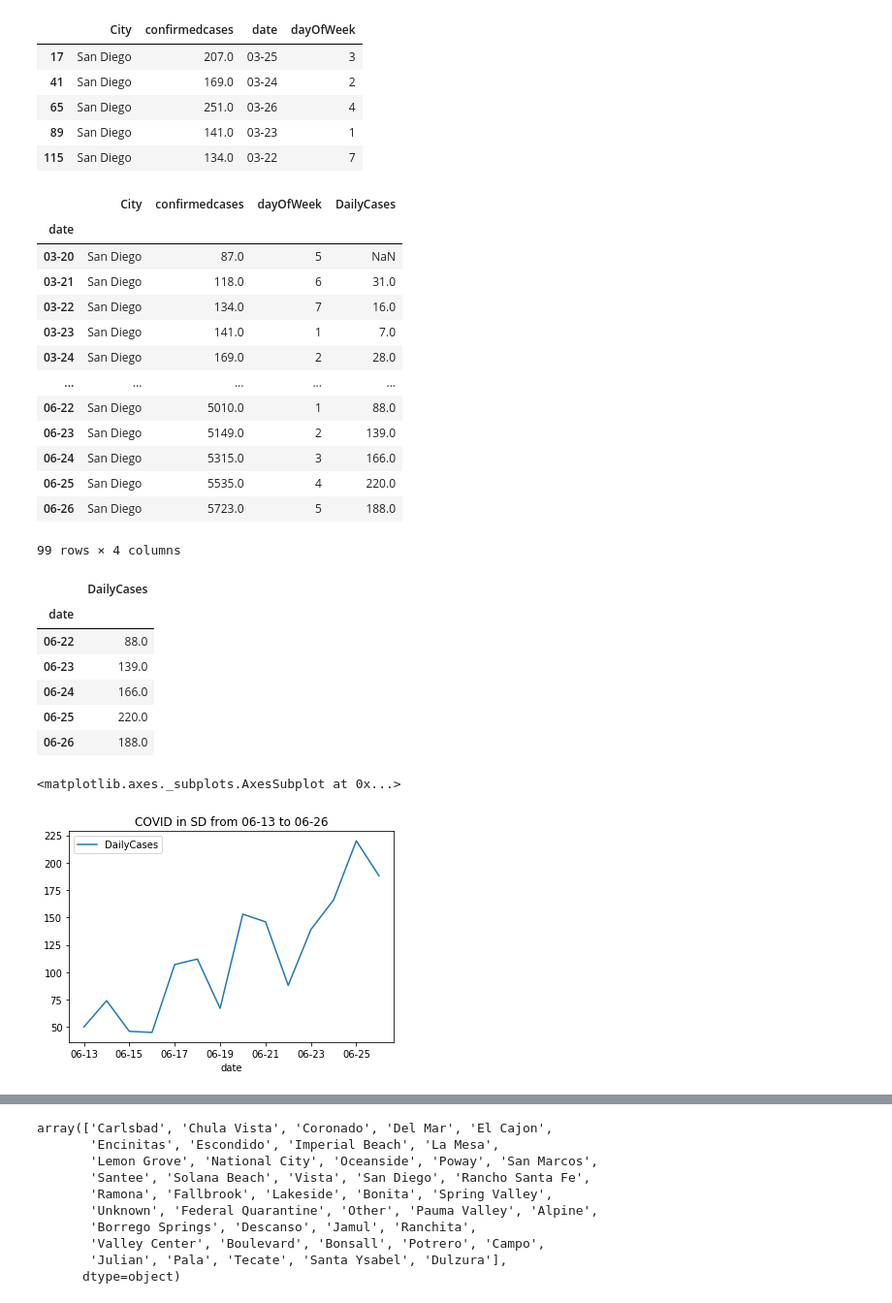
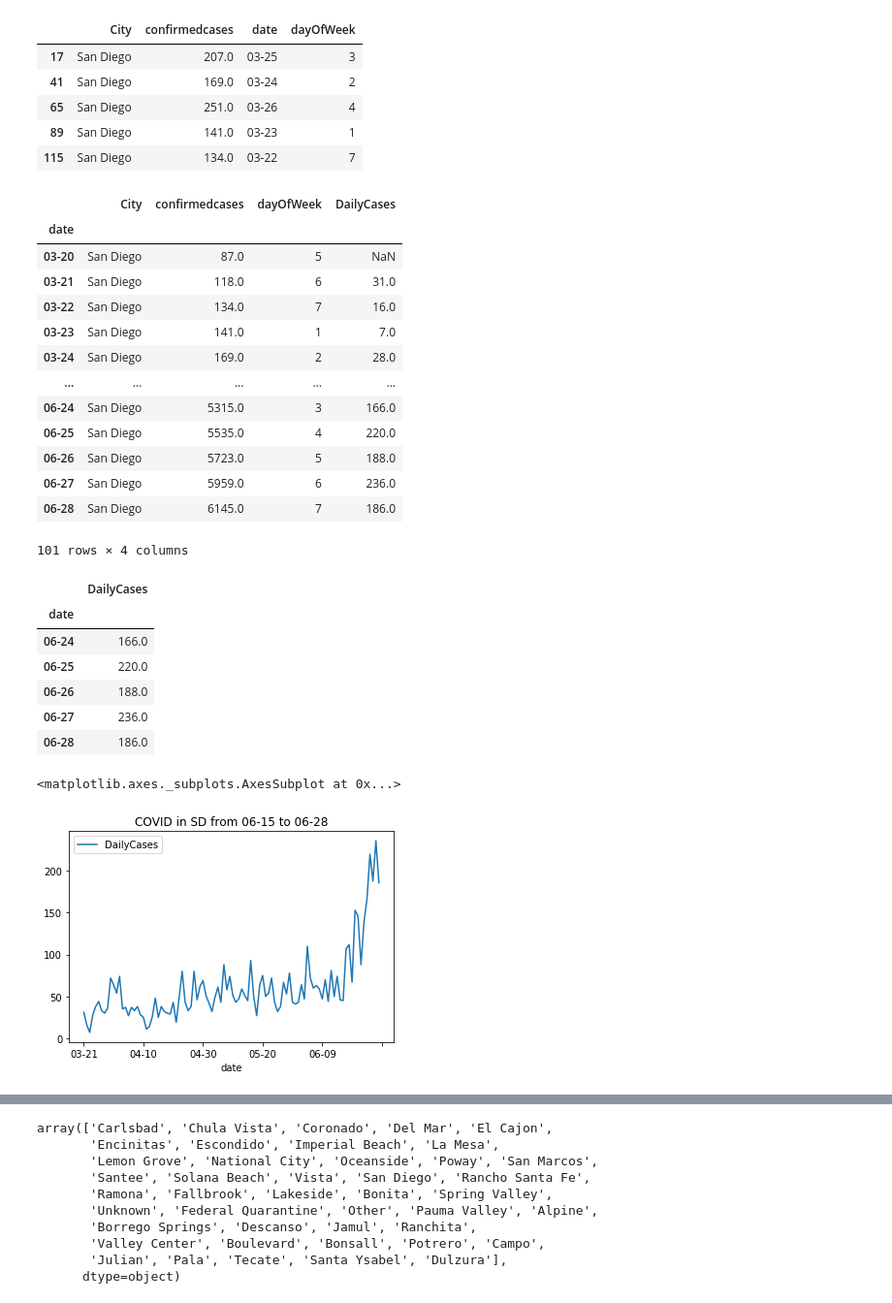
Before and after one commit to waychang626/Summer-2020-Projects-, a Jupyter notebook: COVID19-Project/COVID_SD.ipynb, the cells around one changed output, grey strips where cells are left out. Shown: that part at 97% size. Saved outputs shown, nothing was run; the diff lists cells and outputs as text; code cells hidden in the pictures.

```diff
--- a/COVID19-Project/COVID_SD.ipynb
+++ b/COVID19-Project/COVID_SD.ipynb
@@ -6,7 +7,7 @@ import matplotlib.pyplot as plt
 # %%
-df_covid = pd.read_csv('COVID-19_Statistics_by_Jurisdiction.csv')
+df_covid = pd.read_csv('Datasets/COVID-19_Statistics_by_Jurisdiction.csv')
 ## https://sdgis-sandag.opendata.arcgis.com/datasets/covid-19-statistics-by-jurisdiction?geometry=-120.348%2C32.566%2C-115.965%2C33.372
-df_population = pd.read_csv('co-est2019-alldata.csv', encoding='latin-1')
+df_population = pd.read_csv('Datasets/co-est2019-alldata.csv', encoding='latin-1')
 # %% [markdown]
 ## Data Cleaning
 # %%
@@ -157,29 +158,29 @@ df_sd.set_index('date')
 | 03-23 | San Diego | 141.0 | 1 | 7.0 |
 | 03-24 | San Diego | 169.0 | 2 | 28.0 |
 | ... | ... | ... | ... | ... |
-| 06-22 | San Diego | 5010.0 | 1 | 88.0 |
-| 06-23 | San Diego | 5149.0 | 2 | 139.0 |
 | 06-24 | San Diego | 5315.0 | 3 | 166.0 |
 | 06-25 | San Diego | 5535.0 | 4 | 220.0 |
 | 06-26 | San Diego | 5723.0 | 5 | 188.0 |
+| 06-27 | San Diego | 5959.0 | 6 | 236.0 |
+| 06-28 | San Diego | 6145.0 | 7 | 186.0 |
-99 rows × 4 columns
+101 rows × 4 columns
 # %%
 sd_pv = df_sd.pivot_table(index = 'date', values = 'DailyCases')
 sd_pv.tail()
 # %% [output]
 |  | DailyCases |
 | date |  |
-| 06-22 | 88.0 |
-| 06-23 | 139.0 |
 | 06-24 | 166.0 |
 | 06-25 | 220.0 |
 | 06-26 | 188.0 |
+| 06-27 | 236.0 |
+| 06-28 | 186.0 |
 # %%
 ## graph last 14 days in sd
-sd_pv[-14:].plot(kind = 'line', title='COVID in SD from {} to {}'.format(sd_pv.index[-14], sd_pv.index[-1]))
+sd_pv[-100:].plot(kind = 'line', title='COVID in SD from {} to {}'.format(sd_pv.index[-14], sd_pv.index[-1]))
 # %% [output]
 <matplotlib.axes._subplots.AxesSubplot at 0x...>
-[figure, old version]
+[figure, new version]
 # %%
 ## graphing last week compared to two weeks ago
 # %%
```
Also changed, not shown: parts of 14 cells of this notebook, 2 other files.
